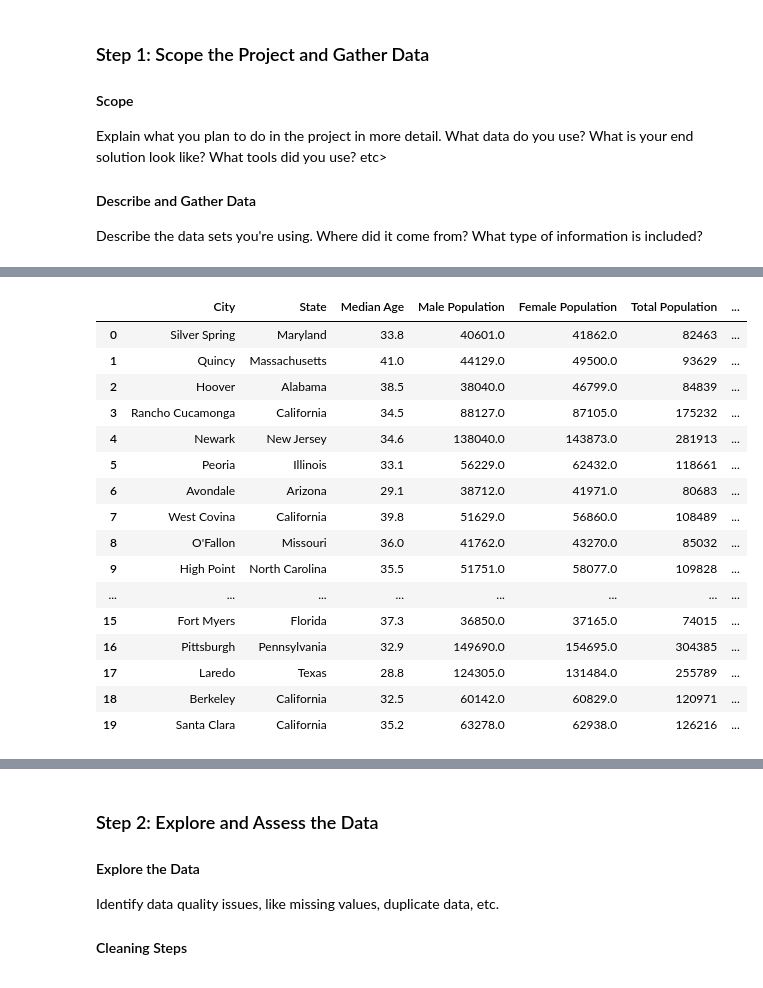
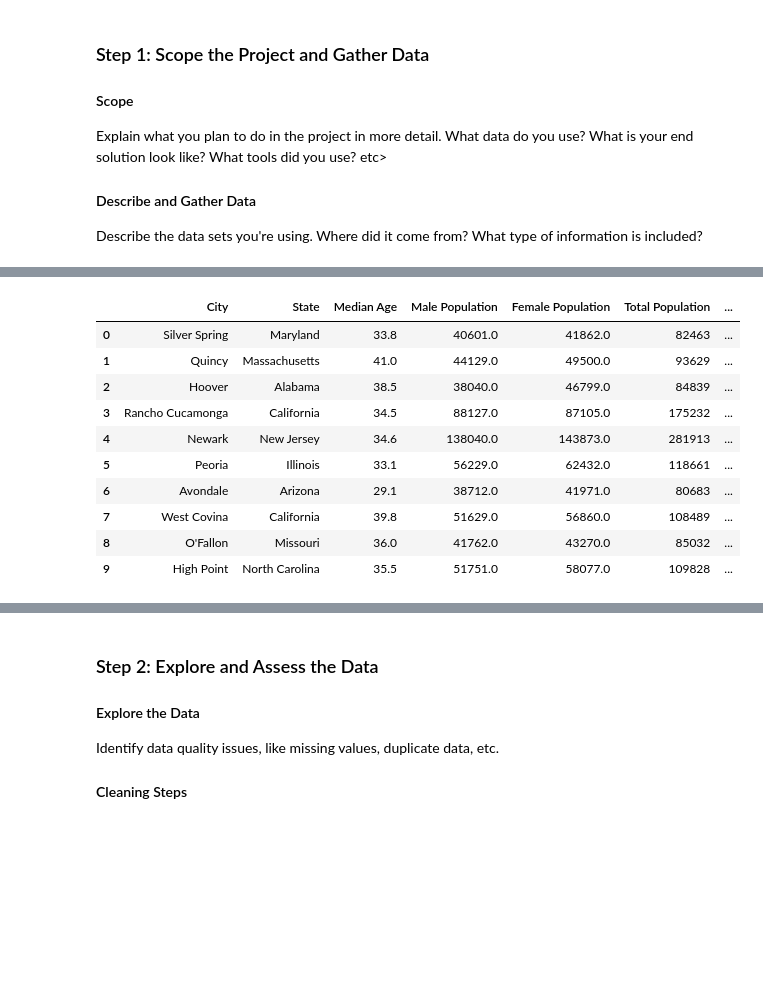
Before and after one commit to chandanchawda/data-engg-nanodegree-udacity, a Jupyter notebook: Capstone Project Template.ipynb, the cells around one changed output, grey strips where cells are left out. Drawn from its saved outputs; the diff is of its cells as text; code cells hidden in the pictures; blank space fills up the shorter version.

```diff
--- a/Capstone Project Template.ipynb
+++ b/Capstone Project Template.ipynb
@@ -82,6 +55,3 @@ df_temperature_us.head()
 # Read in the data here
 i94_dataset = '../../data/18-83510-I94-Data-2016/i94_apr16_sub.sas7bdat'
 df_immigration = pd.read_sas(i94_dataset, 'sas7bdat', encoding="ISO-8859-1")
-# %%
-pd.options.display.max_columns = None
-df_immigration.head(20)
@@ -106,25 +79,19 @@ df_immigration.head(20)
 # %%
 df_demographics = pd.read_csv("./us-cities-demographics.csv", delimiter=";")
 # %%
-df_demographics.head(20)
+df_demographics.head(10)
 # %% [output]
 |  | City | State | Median Age | Male Population | Female Population | Total Population | ... |
 | 0 | Silver Spring | Maryland | 33.8 | 40601.0 | 41862.0 | 82463 | ... |
 | 1 | Quincy | Massachusetts | 41.0 | 44129.0 | 49500.0 | 93629 | ... |
 | 2 | Hoover | Alabama | 38.5 | 38040.0 | 46799.0 | 84839 | ... |
 | 3 | Rancho Cucamonga | California | 34.5 | 88127.0 | 87105.0 | 175232 | ... |
 | 4 | Newark | New Jersey | 34.6 | 138040.0 | 143873.0 | 281913 | ... |
 | 5 | Peoria | Illinois | 33.1 | 56229.0 | 62432.0 | 118661 | ... |
 | 6 | Avondale | Arizona | 29.1 | 38712.0 | 41971.0 | 80683 | ... |
 | 7 | West Covina | California | 39.8 | 51629.0 | 56860.0 | 108489 | ... |
 | 8 | O'Fallon | Missouri | 36.0 | 41762.0 | 43270.0 | 85032 | ... |
 | 9 | High Point | North Carolina | 35.5 | 51751.0 | 58077.0 | 109828 | ... |
-| ... | ... | ... | ... | ... | ... | ... | ... |
-| 15 | Fort Myers | Florida | 37.3 | 36850.0 | 37165.0 | 74015 | ... |
-| 16 | Pittsburgh | Pennsylvania | 32.9 | 149690.0 | 154695.0 | 304385 | ... |
-| 17 | Laredo | Texas | 28.8 | 124305.0 | 131484.0 | 255789 | ... |
-| 18 | Berkeley | California | 32.5 | 60142.0 | 60829.0 | 120971 | ... |
-| 19 | Santa Clara | California | 35.2 | 63278.0 | 62938.0 | 126216 | ... |
 # %%
 df_airport = pd.read_csv("./airport-codes_csv.csv")
 # %%
```
Also changed, not shown: parts of 19 cells of this notebook, 2 other files.
